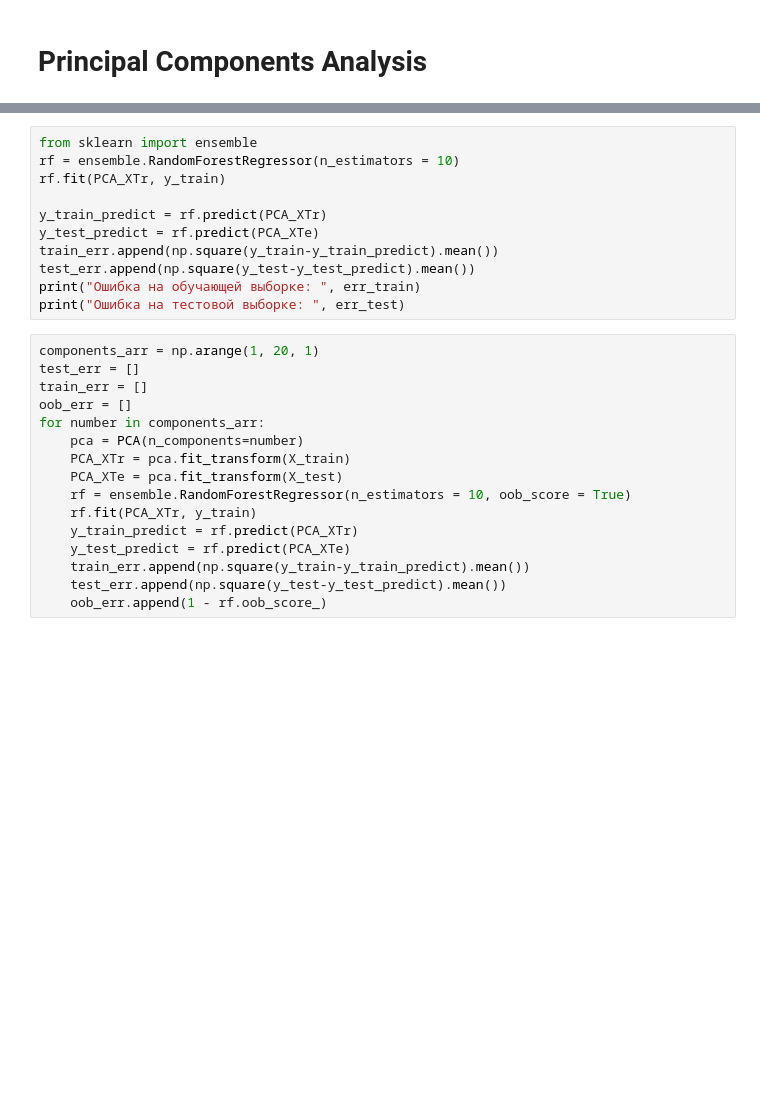
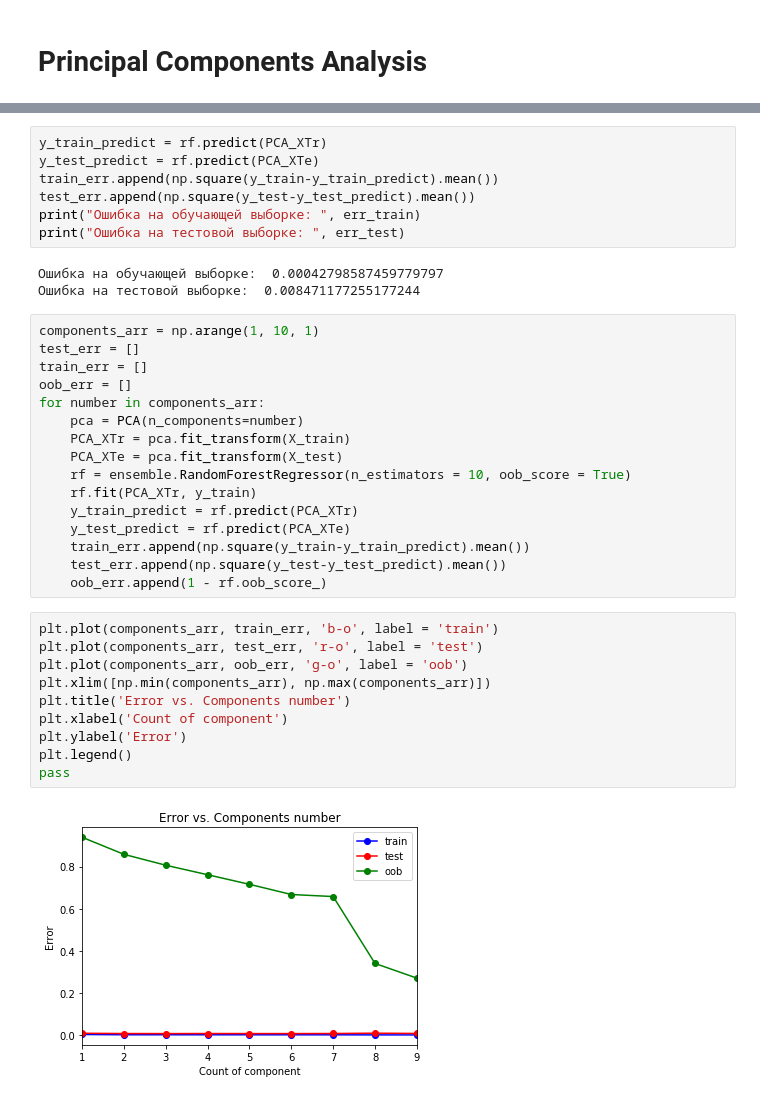
Before and after one commit to Zharikov/LOLKEK, a Jupyter notebook: Untitled1.ipynb, the cells around one changed output, grey strips where cells are left out. Cells and saved outputs as stored; diff of their text form; blank space fills up the shorter version.

```diff
--- a/Untitled1.ipynb
+++ b/Untitled1.ipynb
@@ -782,16 +898,15 @@ print(PCA_XTr.shape,PCA_XTe.shape)
 # %%
-from sklearn import ensemble
-rf = ensemble.RandomForestRegressor(n_estimators = 10)
-rf.fit(PCA_XTr, y_train)
-
 y_train_predict = rf.predict(PCA_XTr)
 y_test_predict = rf.predict(PCA_XTe)
 train_err.append(np.square(y_train-y_train_predict).mean())
 test_err.append(np.square(y_test-y_test_predict).mean())
 print("Ошибка на обучающей выборке: ", err_train)
 print("Ошибка на тестовой выборке: ", err_test)
+# %% [output]
+Ошибка на обучающей выборке:  0.00042798587459779797
+Ошибка на тестовой выборке:  0.008471177255177244
 # %%
-components_arr = np.arange(1, 20, 1)
+components_arr = np.arange(1, 10, 1)
 test_err = []
 train_err = []
 oob_err = []
@@ -806,3 +921,15 @@ for number in components_arr:
     train_err.append(np.square(y_train-y_train_predict).mean())
     test_err.append(np.square(y_test-y_test_predict).mean())
     oob_err.append(1 - rf.oob_score_)
+# %%
+plt.plot(components_arr, train_err, 'b-o', label = 'train')
+plt.plot(components_arr, test_err, 'r-o', label = 'test')
+plt.plot(components_arr, oob_err, 'g-o', label = 'oob')
+plt.xlim([np.min(components_arr), np.max(components_arr)])
+plt.title('Error vs. Components number')
+plt.xlabel('Count of component')
+plt.ylabel('Error')
+plt.legend()
+pass
+# %% [output]
+[figure, added]
```
Also changed, not shown: parts of 56 cells of this notebook.
